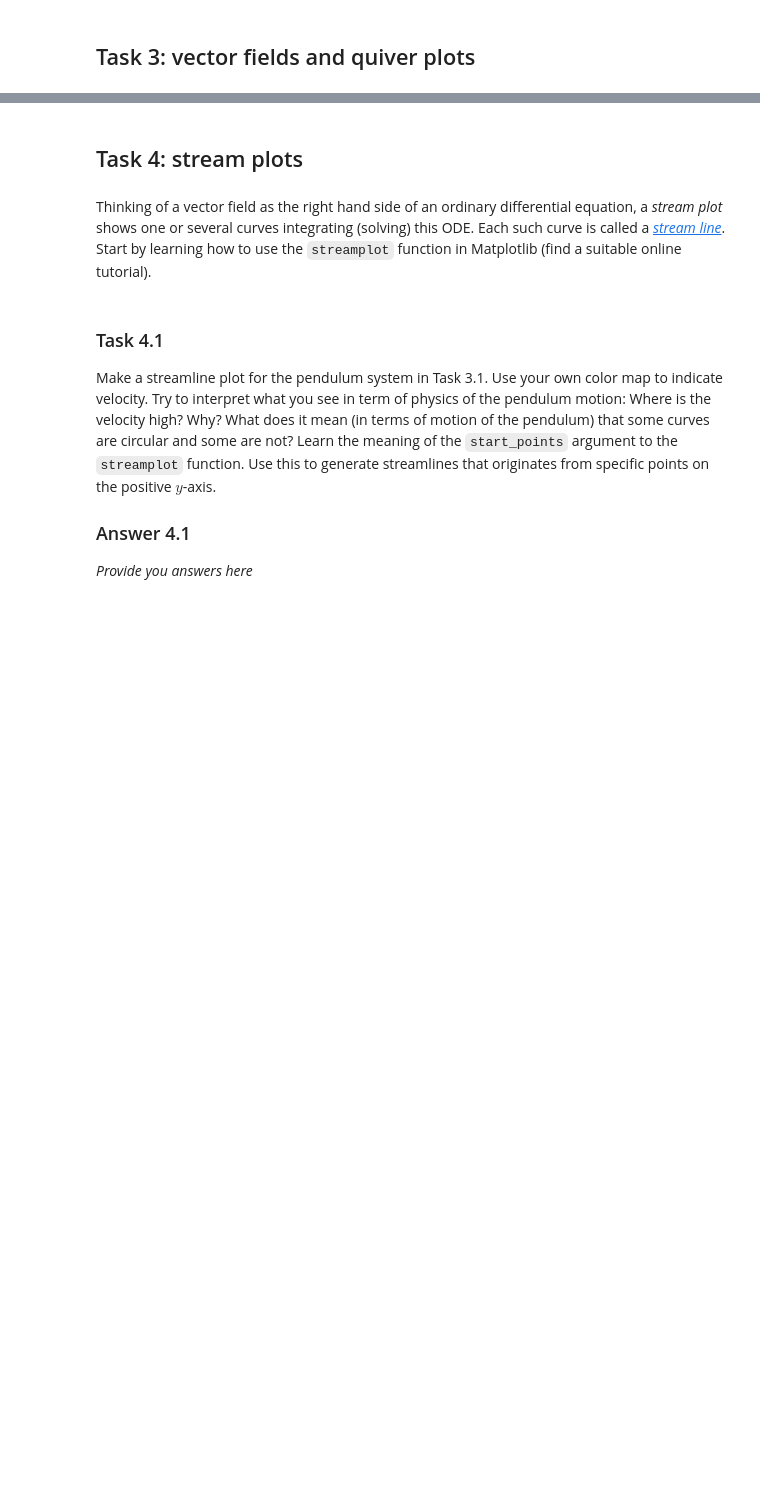
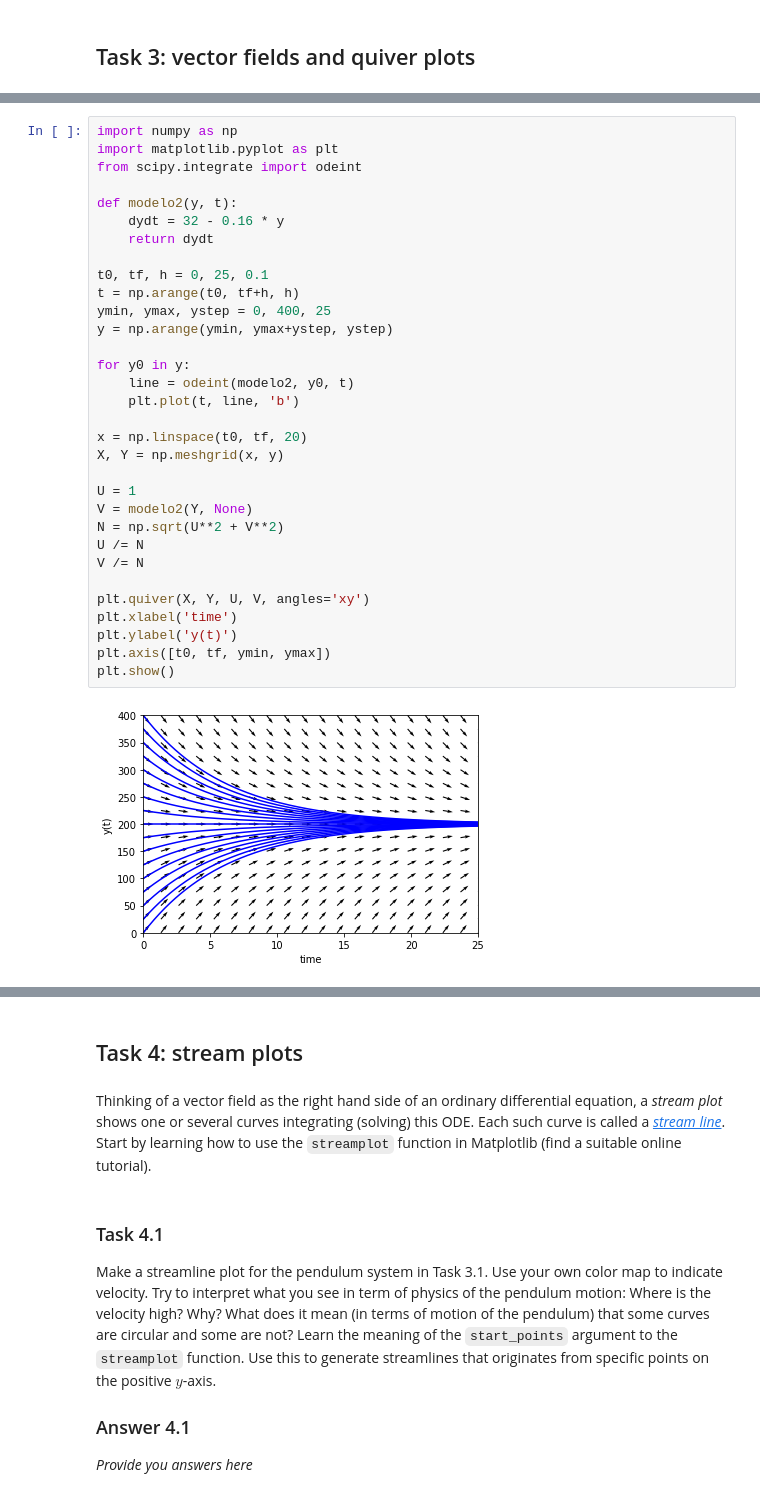
Before and after one commit to elvinafahlgren/Visualization, a Jupyter notebook: worksheet-3.ipynb, the cells around one changed output, grey strips where cells are left out. Drawn from its saved outputs; the diff is of its cells as text; blank space fills up the shorter version.

```diff
--- a/worksheet-3.ipynb
+++ b/worksheet-3.ipynb
@@ -201,3 +238,37 @@ Use the domain $-\pi \leq \theta \leq \pi$ and $-3\leq v \leq 3$.
 Put $\theta$ on the $x$-axis and $v$ on the $y$-axis.
 
 Modify the plot, adding color to the arrows corresponding to the magnitude of the velocity vectors. Use your own colormap. (**Hint:** use the `C` input to the `quiver` function).
+# %%
+import numpy as np
+import matplotlib.pyplot as plt
+from scipy.integrate import odeint
+
+def modelo2(y, t):
+    dydt = 32 - 0.16 * y
+    return dydt
+
+t0, tf, h = 0, 25, 0.1
+t = np.arange(t0, tf+h, h)
+ymin, ymax, ystep = 0, 400, 25
+y = np.arange(ymin, ymax+ystep, ystep)
+
+for y0 in y:
+    line = odeint(modelo2, y0, t)
+    plt.plot(t, line, 'b')
+
+x = np.linspace(t0, tf, 20)
+X, Y = np.meshgrid(x, y)
+
+U = 1
+V = modelo2(Y, None)
+N = np.sqrt(U**2 + V**2)
+U /= N
+V /= N
+
+plt.quiver(X, Y, U, V, angles='xy')
+plt.xlabel('time')
+plt.ylabel('y(t)')
+plt.axis([t0, tf, ymin, ymax])
+plt.show()
+# %% [output]
+[figure, added]
```
Also changed, not shown: parts of 5 cells of this notebook.
